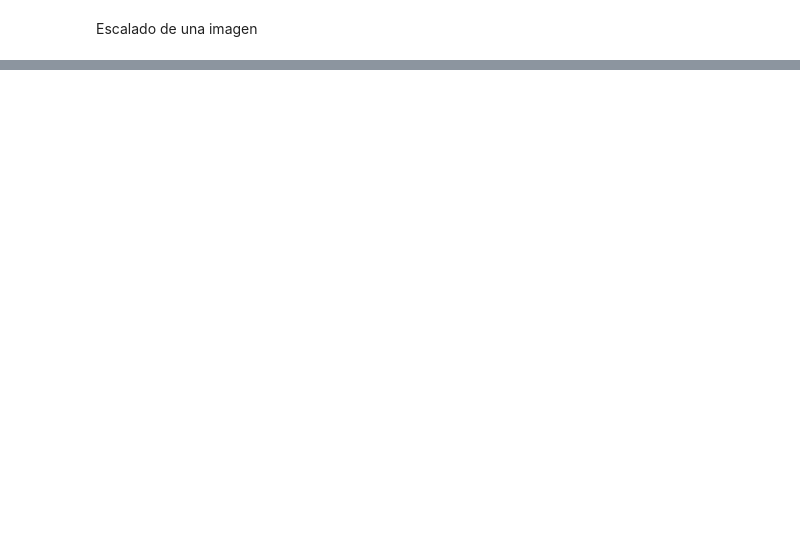
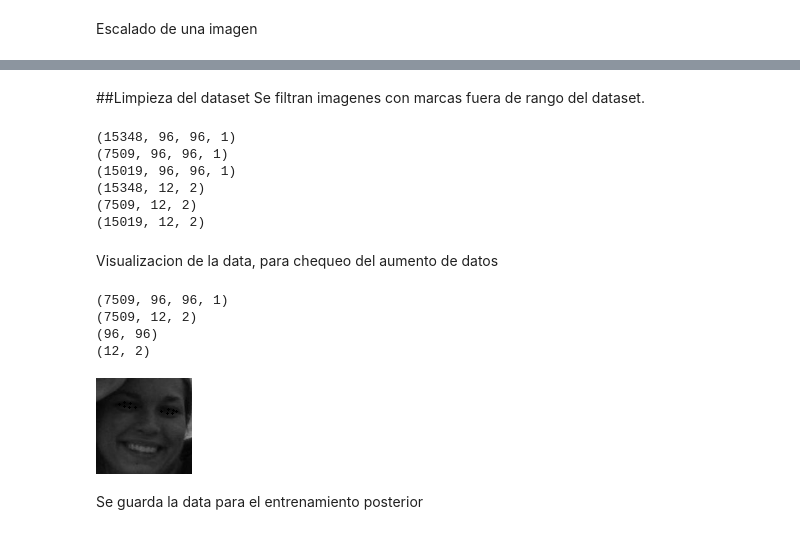
Before and after one commit to jacr2006/drowsiness-detection, a Jupyter notebook: data_processing.ipynb, the cells around one changed output, grey strips where cells are left out. Saved outputs shown, nothing was run; the diff lists cells and outputs as text; code cells hidden in the pictures; blank space fills up the shorter version.

```diff
--- a/data_processing.ipynb
+++ b/data_processing.ipynb
@@ -180,0 +262,45 @@ out of scale
+# %% [markdown]
+##Limpieza del dataset
+Se filtran imagenes con marcas fuera de rango del dataset.
+# %%
+print(dataset_array.shape)
+data = dataset_array[0:7509,:,:,:]
+data_aument = dataset_array[0:15019,:,:,:]
+print(data.shape)
+print(data_aument.shape)
+
+print(pts_array.shape)
+pts = pts_array[0:7509,:,:]
+pts_aument = pts_array[0:15019,:,:]
+print(pts.shape)
+print(pts_aument.shape)
+# %% [output]
+(15348, 96, 96, 1)
+(7509, 96, 96, 1)
+(15019, 96, 96, 1)
+(15348, 12, 2)
+(7509, 12, 2)
+(15019, 12, 2)
+# %% [markdown]
+Visualizacion de la data, para chequeo del aumento de datos
+# %%
+SAMPLE=1
+print(data.shape)
+print(pts.shape)
+img_sample=data[SAMPLE,:,:,0]
+print(img_sample.shape)
+mark_samples=pts[SAMPLE,:,:]
+print(mark_samples.shape)
+
+for i in range(12):
+  cv2.circle(img_sample, ( int(mark_samples[i,0]),int(mark_samples[i,1]) ), 1, (0, 255, 0), -1)
+
+cv2_imshow(img_sample)# despliegue de la imagen escalada y en escala de grises
+# %% [output]
+(7509, 96, 96, 1)
+(7509, 12, 2)
+(96, 96)
+(12, 2)
+[figure, added]
+# %% [markdown]
+Se guarda la data para el entrenamiento posterior
```
Also changed, not shown: parts of 12 cells of this notebook.
